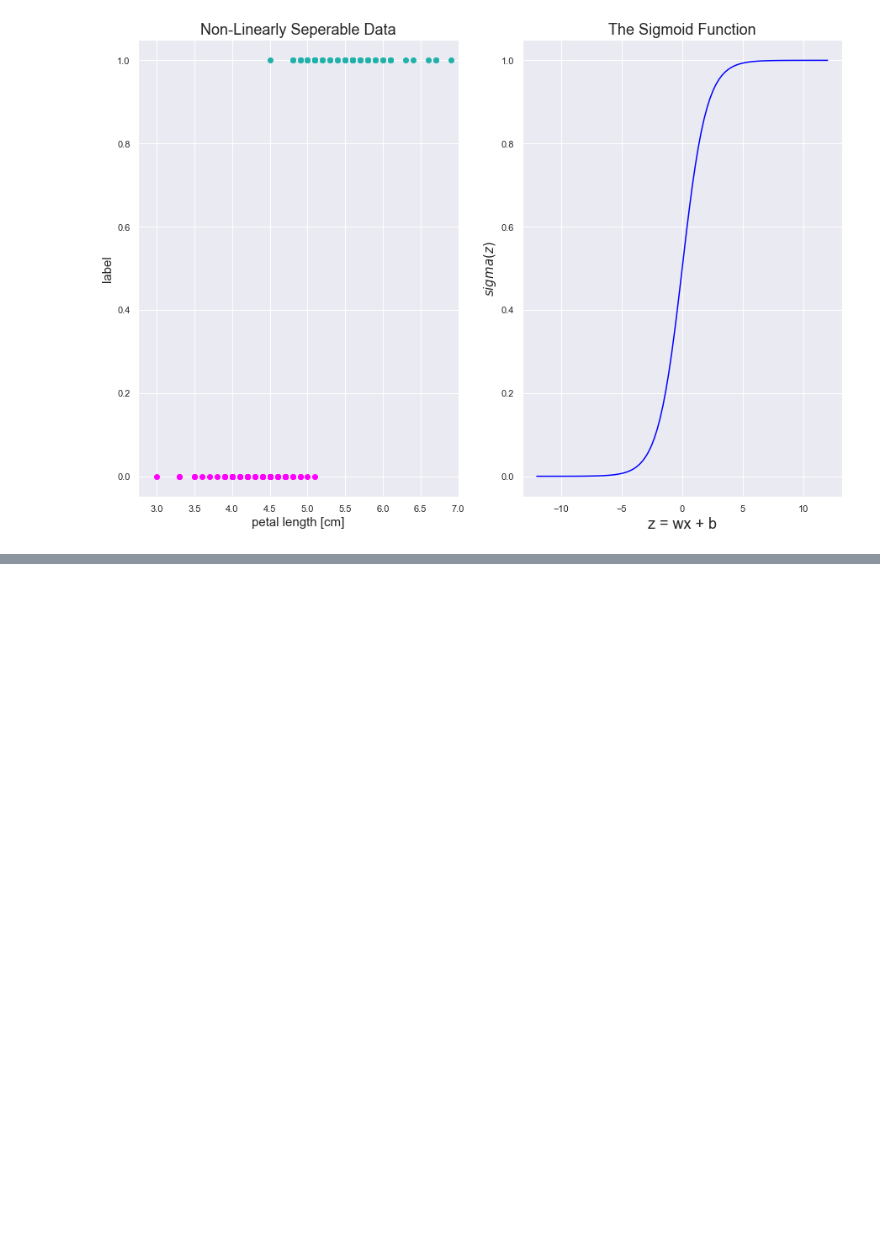
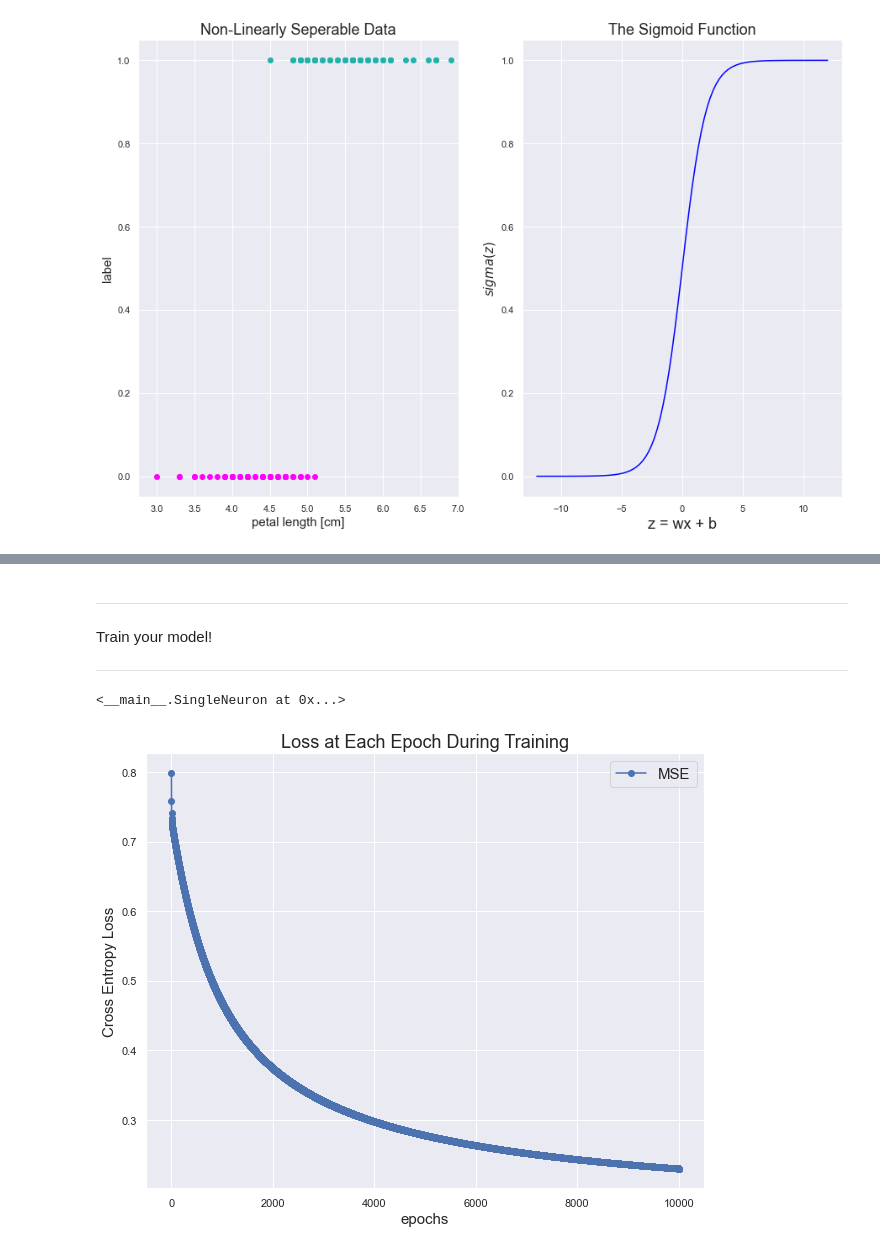
Before and after one commit to RandyRDavila/Data_Science_and_Machine_Learning_Spring_2022, a Jupyter notebook: Lecture_5/Lecture_5_1.ipynb, the cells around one changed output, grey strips where cells are left out. Saved outputs shown, nothing was run; the diff lists cells and outputs as text; code cells hidden in the pictures; blank space fills up the shorter version.

```diff
--- a/Lecture_5/Lecture_5_1.ipynb
+++ b/Lecture_5/Lecture_5_1.ipynb
@@ -289,0 +469,35 @@ Now that we have a plausible loss function, we have a complete single neuron mod
+# %% [markdown]
+---
+
+Train your model!
+
+---
+# %%
+def cross_entropy_loss(y_hat, y):
+    return - y*np.log(y_hat) - (1 - y)*np.log(1 - y_hat)
+
+node = SingleNeuron(sigmoid, cross_entropy_loss)
+
+X = df.iloc[50:].petal_length.values
+X = X.reshape(-1, 1)
+y = [0 for _ in range(50)]
+for _ in range(50):
+    y.append(1)
+y = np.array(y)
+
+node.train(X, y, alpha = 0.001, epochs = 10_000)
+# %% [output]
+<__main__.SingleNeuron at 0x...>
+# %%
+plt.figure(figsize = (10, 8))
+plt.plot(range(1, len(node.errors_) + 1),
+         node.errors_,
+         marker = "o",
+         label = "MSE")
+plt.xlabel("epochs", fontsize = 15)
+plt.ylabel("Cross Entropy Loss", fontsize = 15)
+plt.legend(fontsize = 15)
+plt.title("Loss at Each Epoch During Training", fontsize = 18)
+plt.show()
+# %% [output]
+[figure, added]
```
Also changed, not shown: parts of 4 cells of this notebook, 1 other file.
